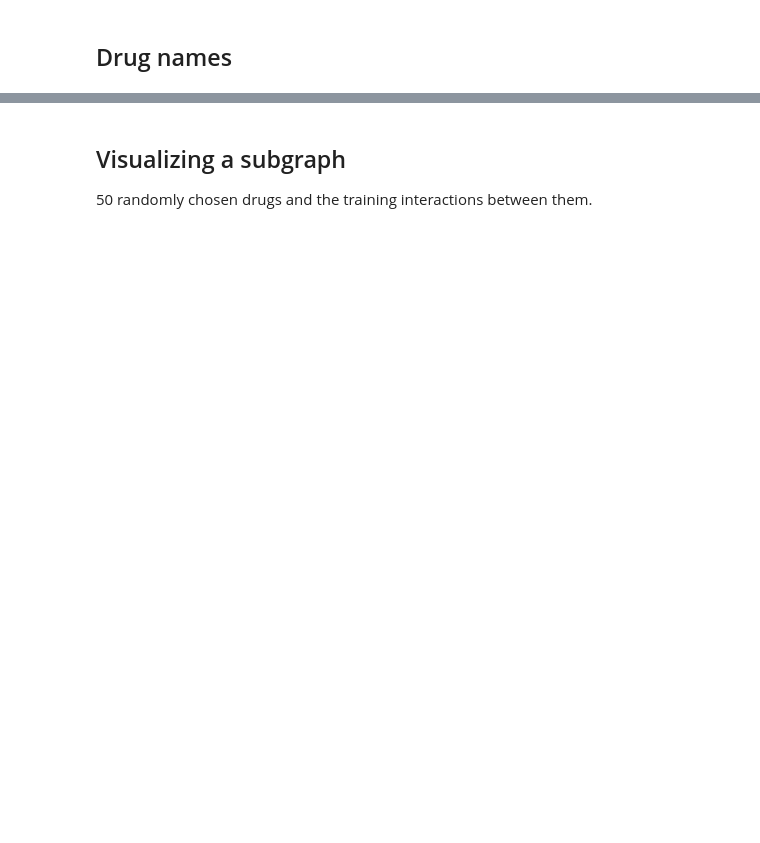
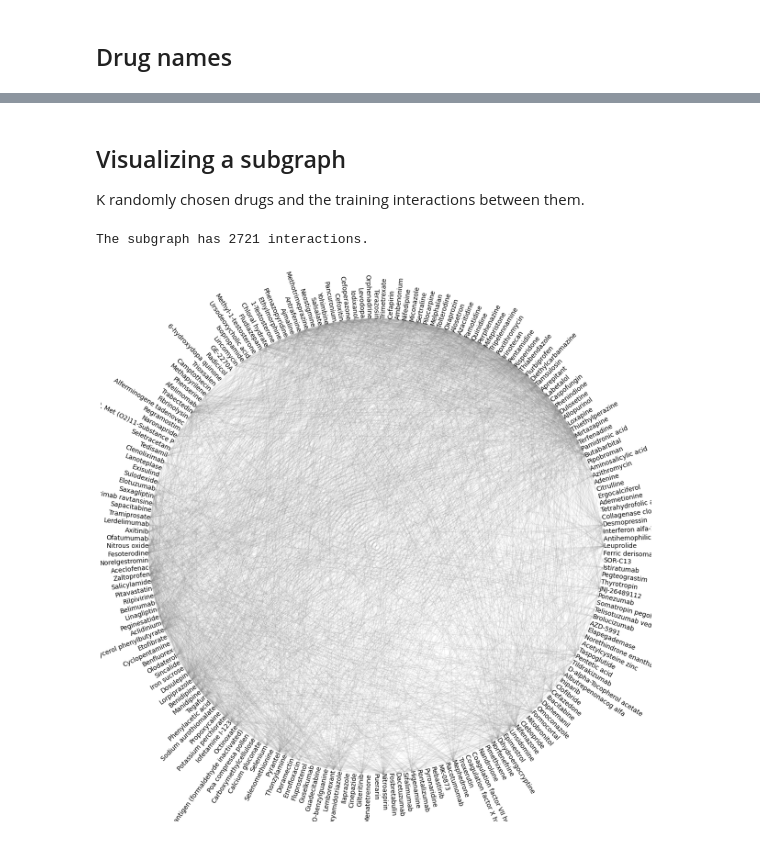
Before and after one commit to AidaKhaleghi/Drug-Drug-Interaction_GNN, a Jupyter notebook: notebooks/01_data_exploration.ipynb, the cells around one changed output, grey strips where cells are left out. Cells and saved outputs as stored; diff of their text form; code cells hidden in the pictures; blank space fills up the shorter version.

```diff
--- a/notebooks/01_data_exploration.ipynb
+++ b/notebooks/01_data_exploration.ipynb
@@ -14,6 +43,6 @@ import torch
 from ddi_gnn.data import load_ddi
 from ddi_gnn.plotting import plot_graph
 
-DATA_ROOT = "../datasets"
+DATA_ROOT = "/content/datasets"
 
 data = load_ddi(root=DATA_ROOT)
@@ -59,11 +120,15 @@ top_drugs.nlargest(10, "degree")[["node_id", "drug_name", "degree"]]
 # %% [markdown]
 ## Visualizing a subgraph
 
-50 randomly chosen drugs and the training interactions between them.
+K randomly chosen drugs and the training interactions between them.
 # %%
 generator = torch.Generator().manual_seed(42)
-small = load_ddi(root=DATA_ROOT, node_limit=50, generator=generator)
+K = 200
+small = load_ddi(root=DATA_ROOT, node_limit=K, generator=generator)
 print(f"The subgraph has {small.graph.edge_index.shape[1] // 2} interactions.")
 
 plot_graph(small, figsize=(12, 12))
 plt.show()
+# %% [output]
+The subgraph has 2721 interactions.
+[figure, added]
```
Also changed, not shown: parts of 9 cells of this notebook.
